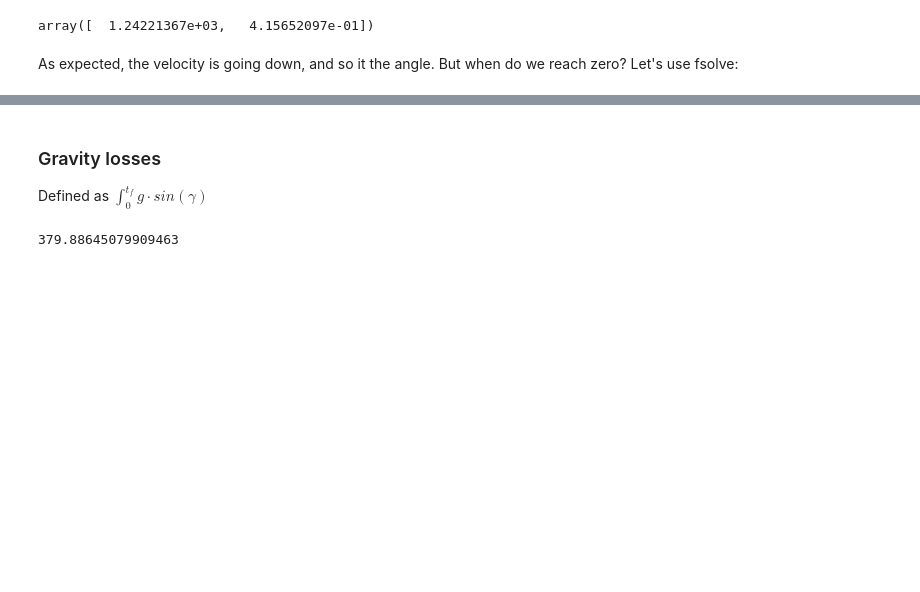
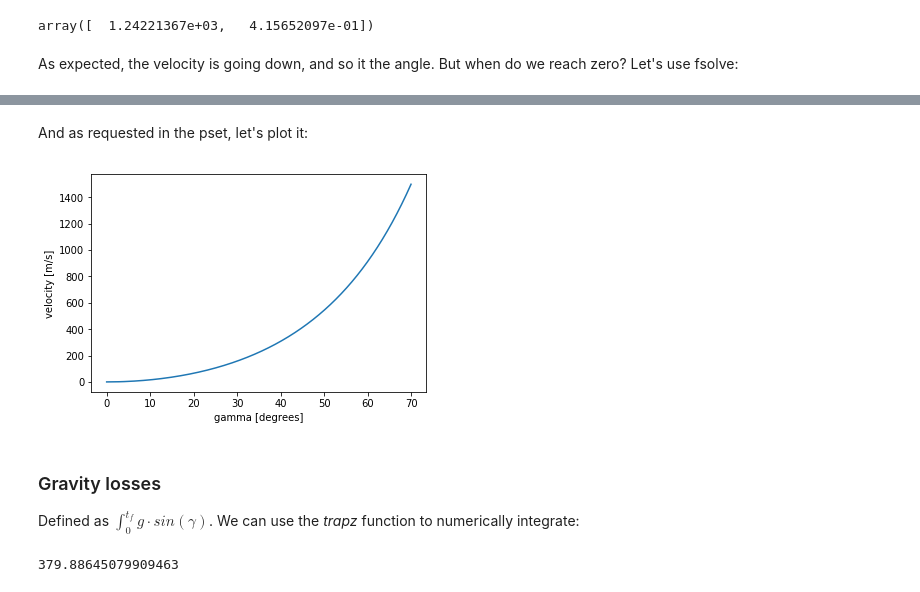
Before and after one commit to norheim/rocketscience, a Jupyter notebook: hw2.ipynb, the cells around one changed output, grey strips where cells are left out. Drawn from its saved outputs; the diff is of its cells as text; code cells hidden in the pictures; blank space fills up the shorter version.

```diff
--- a/hw2.ipynb
+++ b/hw2.ipynb
@@ -71,4 +63,4 @@ array([  1.24221367e+03,   4.15652097e-01])
 As expected, the velocity is going down, and so it the angle. But when do we reach zero? Let's use fsolve:
 # %%
 velocity_only = lambda t: turnsolver(t)[0]
-tzero = fsolve(velocity_only, 60)
+t_final = fsolve(velocity_only, 60)
@@ -81,4 +73,3 @@ We can now get the full trajectory:
 # %%
-t = np.linspace(0, tzero, 1000)
-yout = odeint(simple_gravityturn, [vfinal, gfinal], t, args=(g,n))
-v,gamma = yout.transpose()
+t = np.linspace(0, t_final, 1000)
+v_simple, gamma_simple = odeint(simple_gravityturn, [vfinal, gfinal], t, args=(g,n)).transpose()
@@ -90,5 +76,14 @@ plt.plot(np.rad2deg(gamma), v);
+# %% [markdown]
+And as requested in the pset, let's plot it:
+# %%
+plt.plot(np.rad2deg(np.pi/2-gamma_simple), v_simple);
+plt.ylabel('velocity [m/s]')
+plt.xlabel('gamma [degrees]')
+plt.show()
+# %% [output]
+[figure, added]
 # %% [markdown]
 ### Gravity losses
 
-Defined as $\int_{0}^{t_f} g\cdot sin(\gamma)$
+Defined as $\int_{0}^{t_f} g\cdot sin(\gamma)$. We can use the *trapz* function to numerically integrate:
 # %%
```
Also changed, not shown: parts of 62 cells of this notebook.
